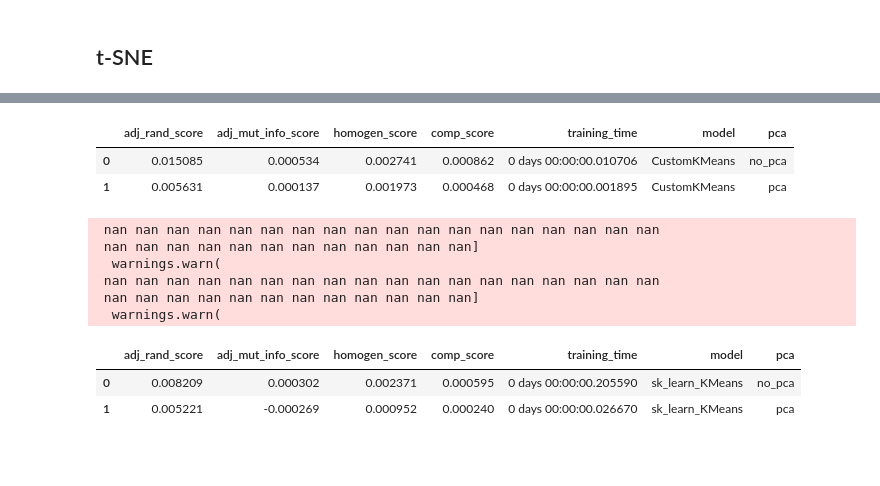
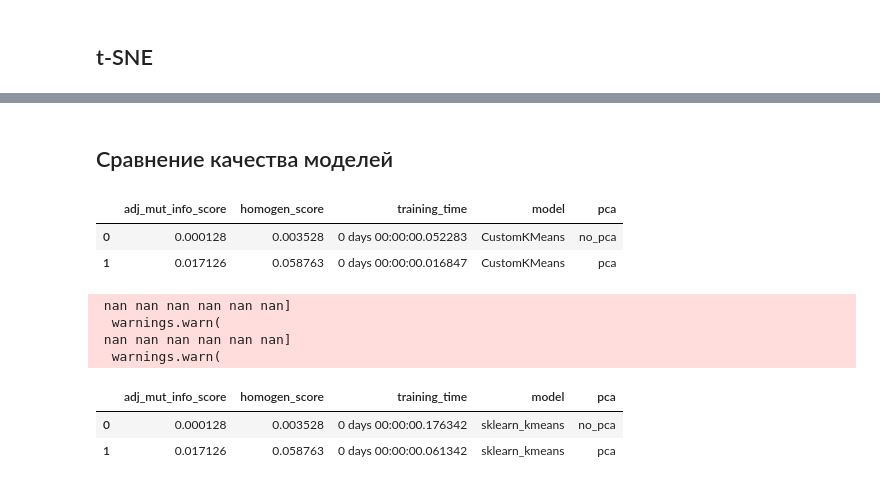
Before and after one commit to rustam-azimov/ml-course, a Jupyter notebook: homework/hw6.ipynb, the cells around one changed output, grey strips where cells are left out. Saved outputs shown, nothing was run; the diff lists cells and outputs as text; code cells hidden in the pictures; blank space fills up the shorter version.

```diff
--- a/homework/hw6.ipynb
+++ b/homework/hw6.ipynb
@@ -188,11 +253,6 @@ X_test_scaled = scaler.transform(X_test)
 # %%
-from sklearn.decomposition import PCA
-
-pca = PCA(n_components=2)
-X_train_pca = pca.fit_transform(X_train)
-X_test_pca = pca.transform(X_test)
-
-plt.scatter(X_train_pca[:, 0], X_train_pca[:, 1], c=y_train, alpha=0.7, s=20, cmap=plt.cm.get_cmap('plasma'))
+plt.figure(figsize=(35, 25))
+plt.scatter(X_train_pca[:, 0], X_train_pca[:, 1], c=y_train, alpha=0.5, s=20, cmap=plt.cm.get_cmap('plasma'))
 
 plt.xlabel('PC1')
 plt.ylabel('PC2')
@@ -203,6 +263,3 @@ plt.show()
-# %%
-X_train_pca = pca.fit_transform(X_train_scaled)
-X_test_pca = pca.transform(X_test_scaled)
 # %% [markdown]
 ## t-SNE
 # %%
@@ -258,11 +284,0 @@ class CustomKMeans(BaseEstimator, ClusterMixin):
-# %%
-kmeans = CustomKMeans(n_clusters=2, max_iter=10000)
-kmeans.fit(X_train)
-
-labels = kmeans.predict(X_test)
-
-plt.scatter(X.iloc[:, 0], X.iloc[:, 1], c=y, cmap='viridis')
-plt.xlabel('x')
-plt.ylabel('y')
-plt.title('K-means Clustering')
-plt.show()
@@ -271,9 +285,17 @@ plt.show()
+# %% [markdown]
+## Сравнение качества моделей
 # %%
 def get_model_score(model, params, X_train, X_test, dbscan=False):
-    grid_search = GridSearchCV(model, params, scoring='adjusted_mutual_info_score', cv=3, n_jobs=-1)
-    grid_search.fit(X_train)
 
-    model = model.set_params(**grid_search.best_params_)
+    if isinstance(X_train, pd.Series):
+        X_train = X_train.to_numpy().reshape(-1, 1)
+    if isinstance(X_test, pd.Series):
+        X_test = X_test.to_numpy().reshape(-1, 1)
+
+    grid = GridSearchCV(model, params, cv=3, n_jobs=-1, scoring='adjusted_mutual_info_score')
+    grid.fit(X_train)
+
+    model = model.set_params(**grid.best_params_)
 
     start = datetime.now()
     if dbscan:
@@ -285,60 +307,53 @@ def get_model_score(model, params, X_train, X_test, dbscan=False):
         true_vals = y_test
     end = datetime.now()
 
-
-    adj_rand_score = adjusted_rand_score(true_vals, predictions)
     adj_mut_info_score = adjusted_mutual_info_score(true_vals, predictions)
     homogen_score = homogeneity_score(true_vals, predictions)
-    comp_score = completeness_score(true_vals, predictions)
 
     scores = dict()
-    scores['adj_rand_score'] = adj_rand_score
     scores['adj_mut_info_score'] = adj_mut_info_score
     scores['homogen_score'] = homogen_score
-    scores['comp_score'] = comp_score
     scores['training_time'] = end - start
 
     return scores
 # %%
 model = CustomKMeans(n_clusters=2)
 params = {
-    'max_iter': np.logspace(0, 10, base=2.0, num=10, dtype=int)
+    'max_iter': [100, 500, 1000, 2000]
 }
 non_pca_score = get_model_score(model, params, X_train, X_test)
 pca_score = get_model_score(model, params, X_train_pca, X_test_pca)
 
 results = [non_pca_score, pca_score]
 df_my_kmeans = pd.DataFrame.from_records(results)
 df_my_kmeans['model'] = 'CustomKMeans'
 df_my_kmeans['pca'] = ['no_pca', 'pca']
 df_my_kmeans
 # %% [output]
-|  | adj_rand_score | adj_mut_info_score | homogen_score | comp_score | training_time | model | pca |
-| 0 | 0.015085 | 0.000534 | 0.002741 | 0.000862 | 0 days 00:00:00.010706 | CustomKMeans | no_pca |
-| 1 | 0.005631 | 0.000137 | 0.001973 | 0.000468 | 0 days 00:00:00.001895 | CustomKMeans | pca |
+|  | adj_mut_info_score | homogen_score | training_time | model | pca |
+| 0 | 0.000128 | 0.003528 | 0 days 00:00:00.052283 | CustomKMeans | no_pca |
+| 1 | 0.017126 | 0.058763 | 0 days 00:00:00.016847 | CustomKMeans | pca |
 # %%
+model = KMeans(n_clusters=2, init='random')
 params = {
     'tol': [1e-5, 1e-4, 1e-3, 1e-2, 1e-1, 1e+0],
-    'init': ['random', 'k-means++'],
     'max_iter': [100, 500, 1000, 2000],
 }
-model = KMeans(n_clusters=2)
 
 non_pca_score = get_model_score(model, params, X_train, X_test)
 pca_score = get_model_score(model, params, X_train_pca, X_test_pca)
+
 results = [non_pca_score, pca_score]
 df_kmeans = pd.DataFrame.from_records(results)
-df_kmeans['model'] = 'sk_learn_KMeans'
+df_kmeans['model'] = 'sklearn_kmeans'
 df_kmeans['pca'] = ['no_pca', 'pca']
 df_kmeans
 # %% [output]
- nan nan nan nan nan nan nan nan nan nan nan nan nan nan nan nan nan nan
- nan nan nan nan nan nan nan nan nan nan nan nan]
+ nan nan nan nan nan nan]
   warnings.warn(
- nan nan nan nan nan nan nan nan nan nan nan nan nan nan nan nan nan nan
- nan nan nan nan nan nan nan nan nan nan nan nan]
+ nan nan nan nan nan nan]
   warnings.warn(
-|  | adj_rand_score | adj_mut_info_score | homogen_score | comp_score | training_time | model | pca |
-| 0 | 0.008209 | 0.000302 | 0.002371 | 0.000595 | 0 days 00:00:00.205590 | sk_learn_KMeans | no_pca |
-| 1 | 0.005221 | -0.000269 | 0.000952 | 0.000240 | 0 days 00:00:00.026670 | sk_learn_KMeans | pca |
+|  | adj_mut_info_score | homogen_score | training_time | model | pca |
+| 0 | 0.000128 | 0.003528 | 0 days 00:00:00.176342 | sklearn_kmeans | no_pca |
+| 1 | 0.017126 | 0.058763 | 0 days 00:00:00.061342 | sklearn_kmeans | pca |
 # %%
```
Also changed, not shown: parts of 37 cells of this notebook.
